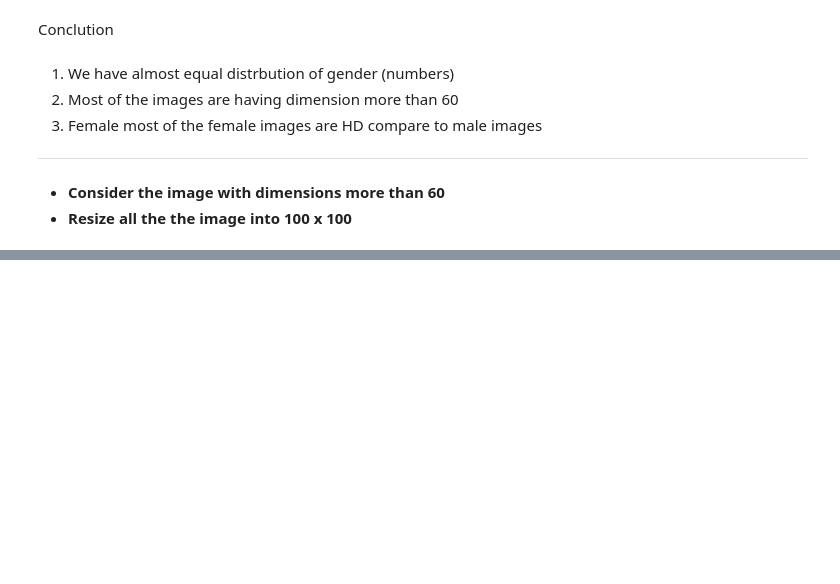
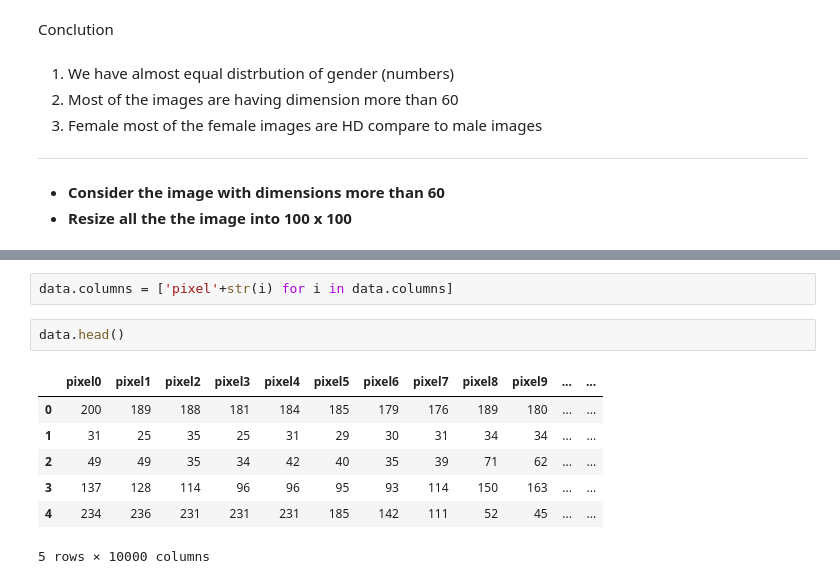
Before and after one commit to AmiruHoradagoda/FaceRecognitionApp, a Jupyter notebook: train_faceRecognition/02_FRM_data_preprocessing_EDA.ipynb, the cells around one changed output, grey strips where cells are left out. Drawn from its saved outputs; the diff is of its cells as text; blank space fills up the shorter version.

```diff
--- a/train_faceRecognition/02_FRM_data_preprocessing_EDA.ipynb
+++ b/train_faceRecognition/02_FRM_data_preprocessing_EDA.ipynb
@@ -100,0 +162,12 @@ Conclution
+# %%
+data.columns = ['pixel'+str(i) for i in data.columns]
+# %%
+data.head()
+# %% [output]
+|  | pixel0 | pixel1 | pixel2 | pixel3 | pixel4 | pixel5 | pixel6 | pixel7 | pixel8 | pixel9 | ... | ... |
+| 0 | 200 | 189 | 188 | 181 | 184 | 185 | 179 | 176 | 189 | 180 | ... | ... |
+| 1 | 31 | 25 | 35 | 25 | 31 | 29 | 30 | 31 | 34 | 34 | ... | ... |
+| 2 | 49 | 49 | 35 | 34 | 42 | 40 | 35 | 39 | 71 | 62 | ... | ... |
+| 3 | 137 | 128 | 114 | 96 | 96 | 95 | 93 | 114 | 150 | 163 | ... | ... |
+| 4 | 234 | 236 | 231 | 231 | 231 | 185 | 142 | 111 | 52 | 45 | ... | ... |
+5 rows × 10000 columns
```
Also changed, not shown: parts of 9 cells of this notebook.
